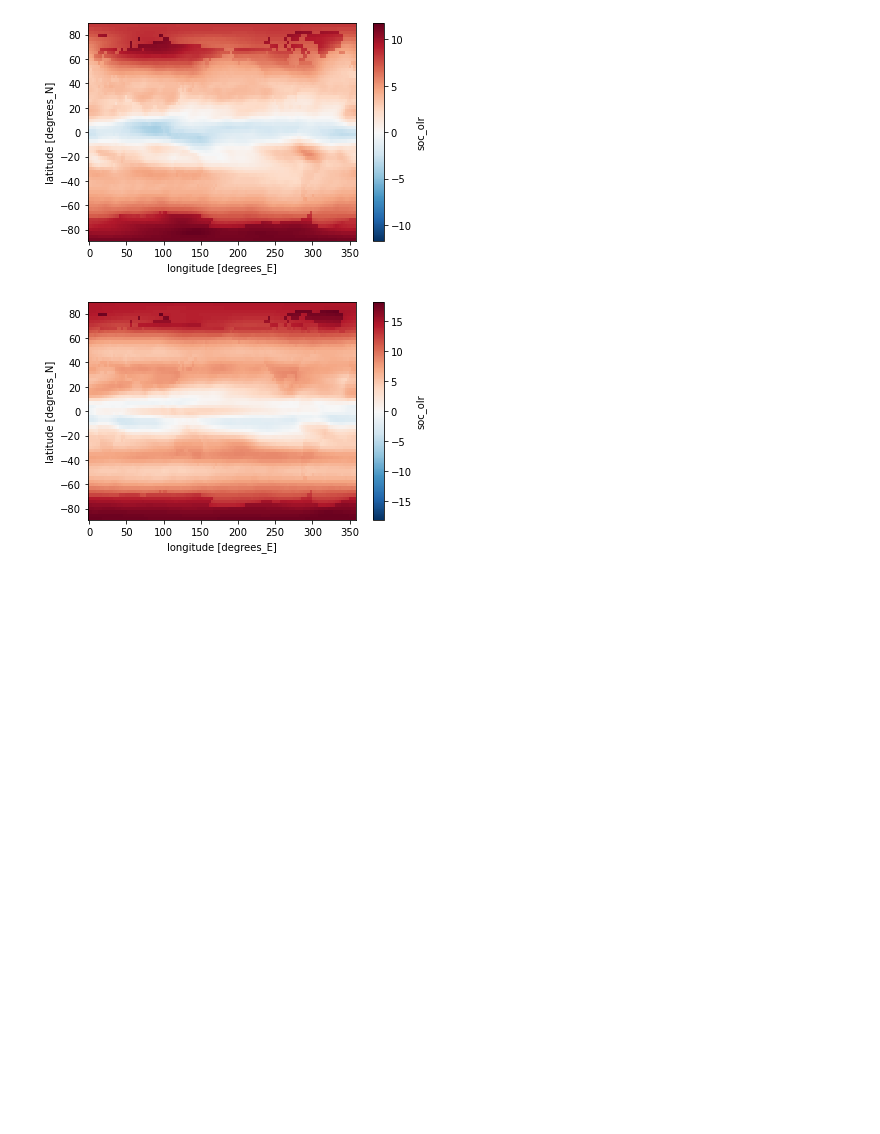
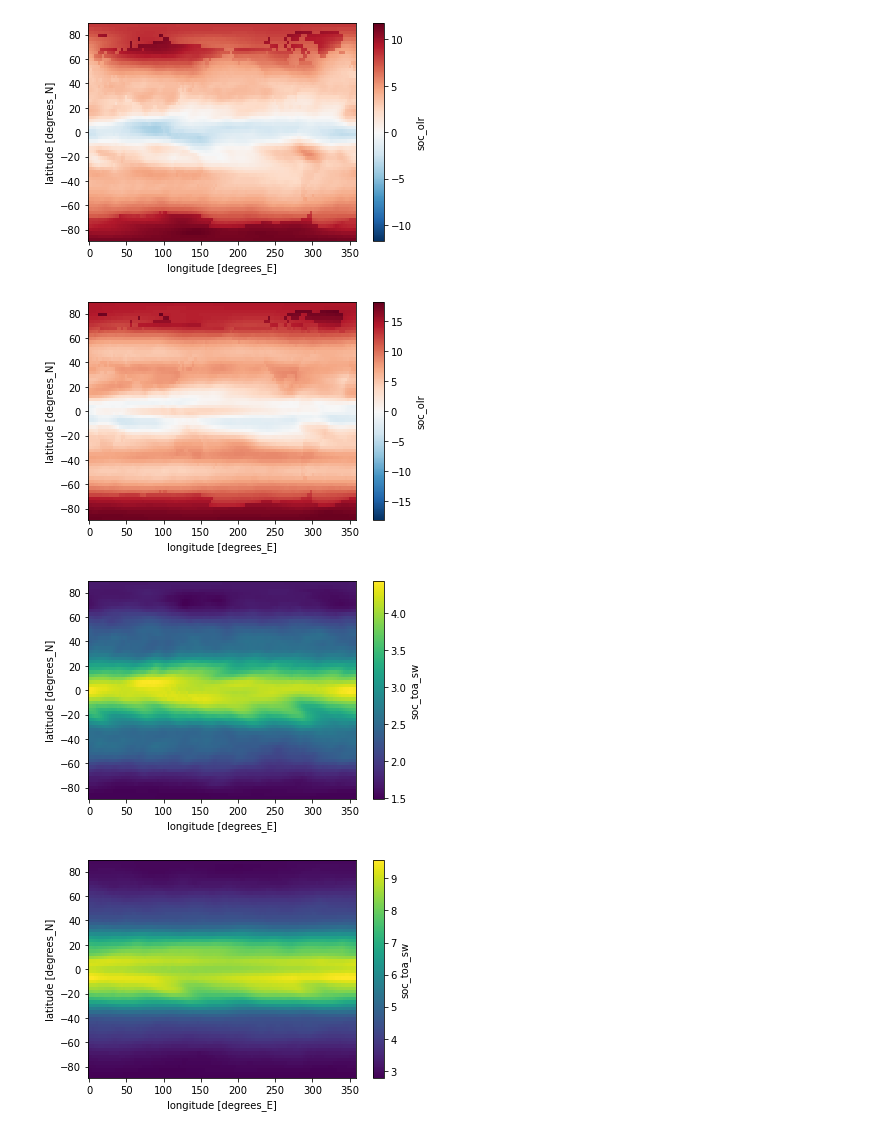
Before and after one commit to matthewjhenry/eocene, a Jupyter notebook: feedback_noclouds.ipynb, the cells around one changed output. Drawn from its saved outputs; the diff is of its cells as text; code cells hidden in the pictures; blank space fills up the shorter version.

```diff
--- a/feedback_noclouds.ipynb
+++ b/feedback_noclouds.ipynb
@@ -126,3 +200,11 @@ plt.show()
 # %% [output]
 [figure]
 [figure]
+# %%
+diff_1200.soc_toa_sw.mean(('months')).plot()
+plt.show()
+diff_4800.soc_toa_sw.mean(('months')).plot()
+plt.show()
+# %% [output]
+[figure, added]
+[figure, added]
```
Also changed, not shown: parts of 7 cells of this notebook, 8 other files.
